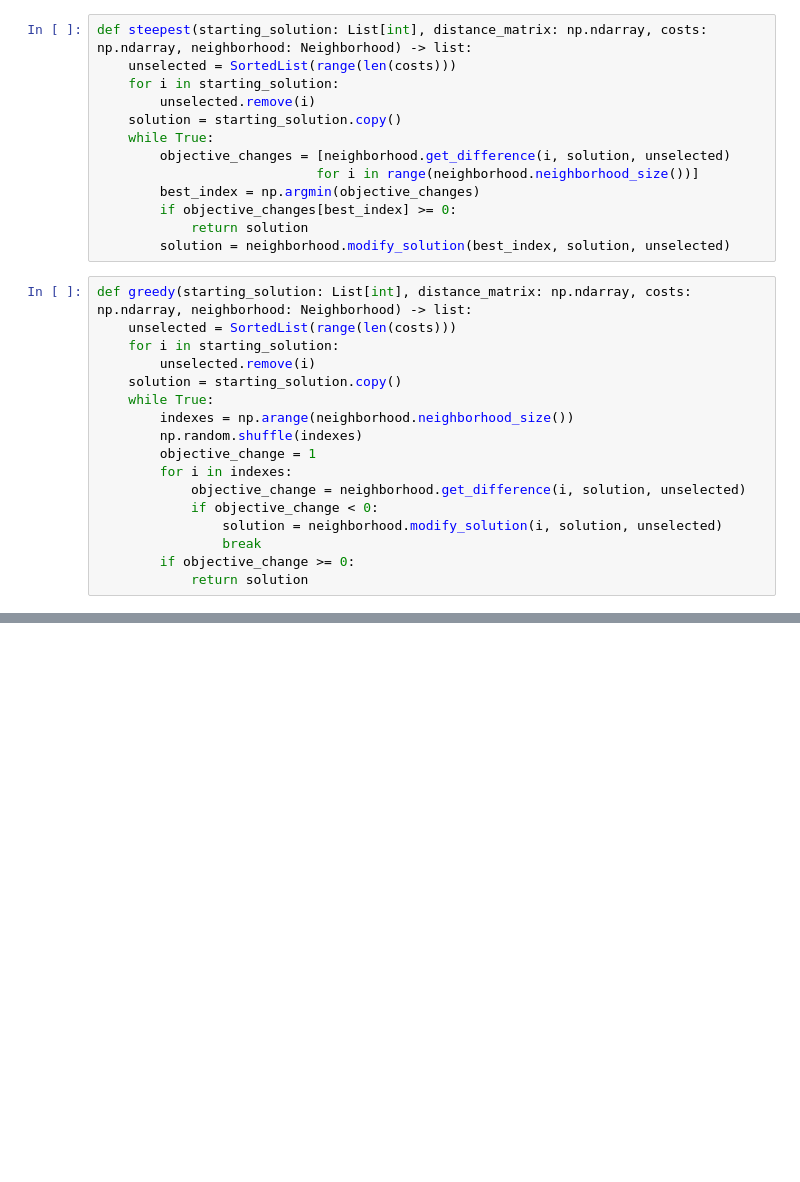
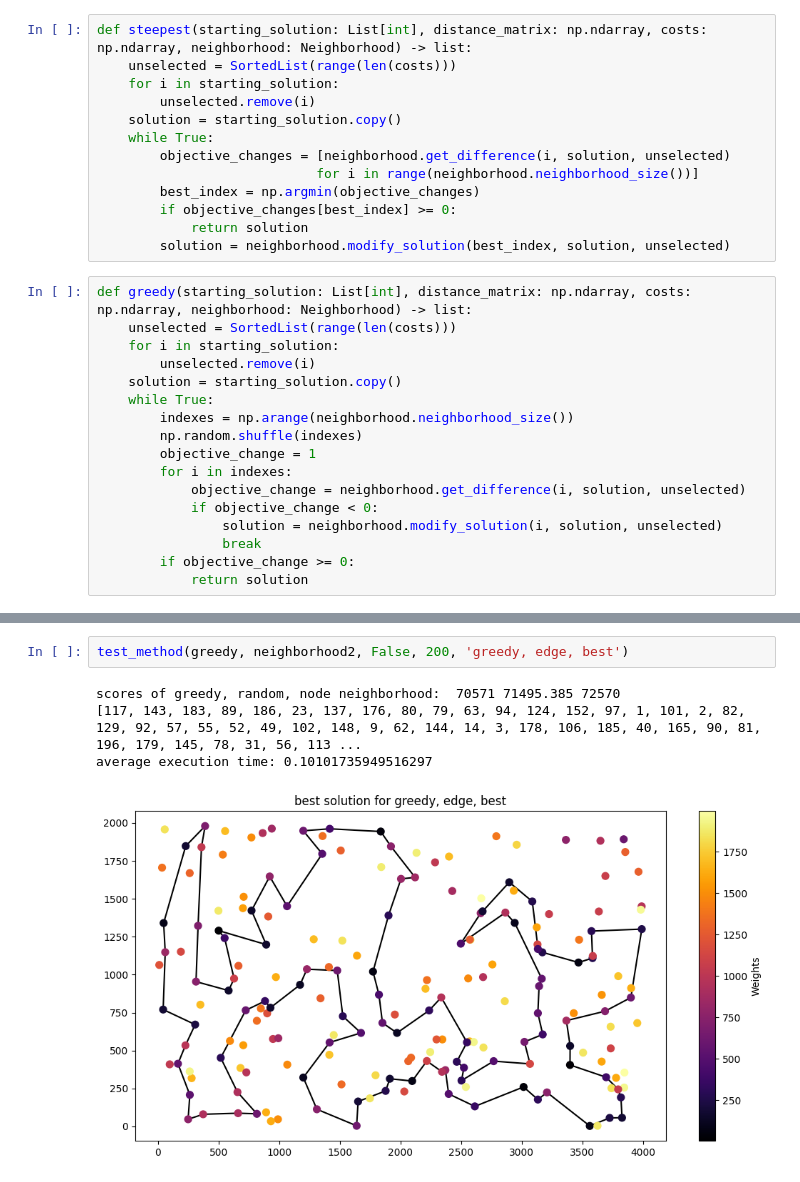
Before and after one commit to krzysztof-m-w/evolutionary_computation, a Jupyter notebook: lab3/ec3.ipynb, the cells around one changed output, grey strips where cells are left out. Drawn from its saved outputs; the diff is of its cells as text; blank space fills up the shorter version.

```diff
--- a/lab3/ec3.ipynb
+++ b/lab3/ec3.ipynb
@@ -273,0 +329,7 @@ greedy_2_regret_weighted(0, dist, costs)
+# %%
+test_method(greedy, neighborhood2, False, 200, 'greedy, edge, best')
+# %% [output]
+scores of greedy, random, node neighborhood:  70571 71495.385 72570
+[117, 143, 183, 89, 186, 23, 137, 176, 80, 79, 63, 94, 124, 152, 97, 1, 101, 2, 82, 129, 92, 57, 55, 52, 49, 102, 148, 9, 62, 144, 14, 3, 178, 106, 185, 40, 165, 90, 81, 196, 179, 145, 78, 31, 56, 113 ...
+average execution time: 0.10101735949516297
+[figure, added]
```
Also changed, not shown: parts of 21 cells of this notebook, 1 other file.
